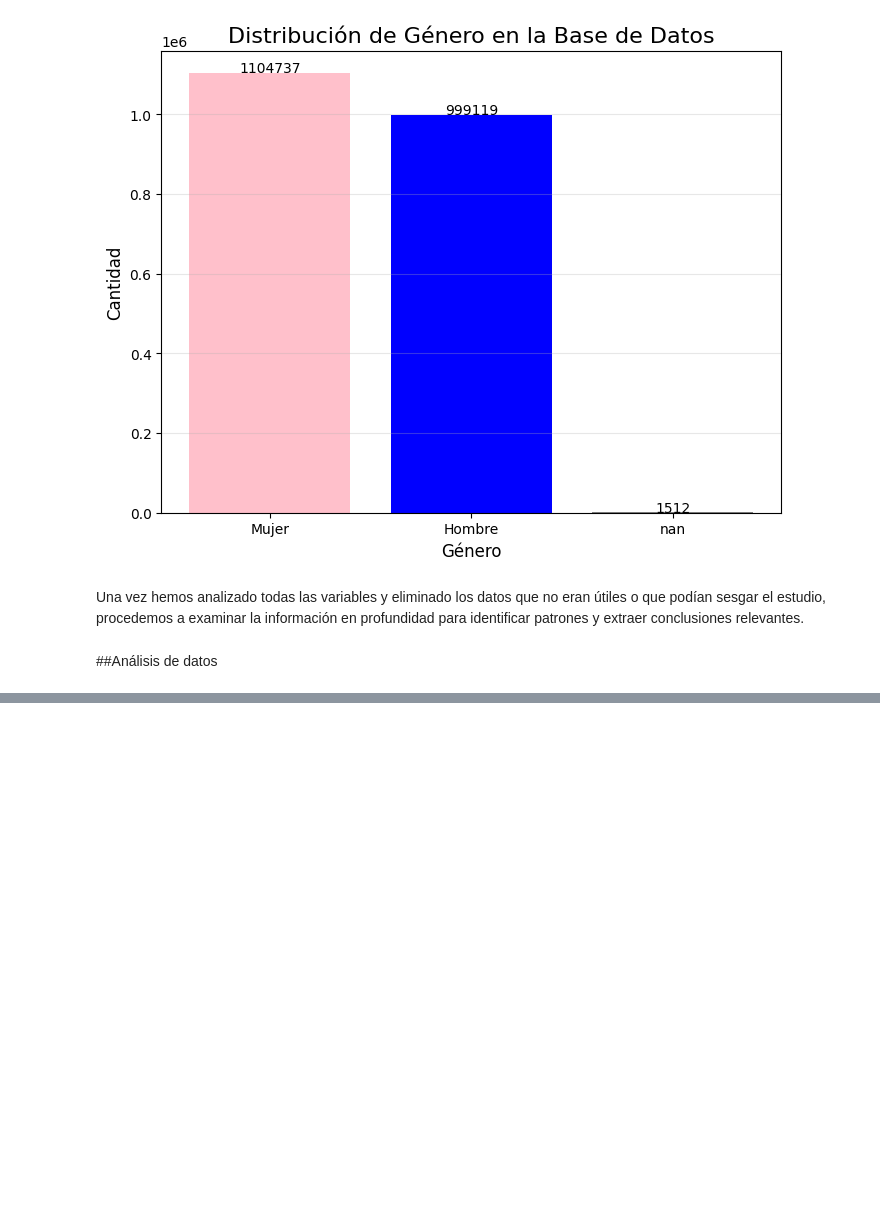
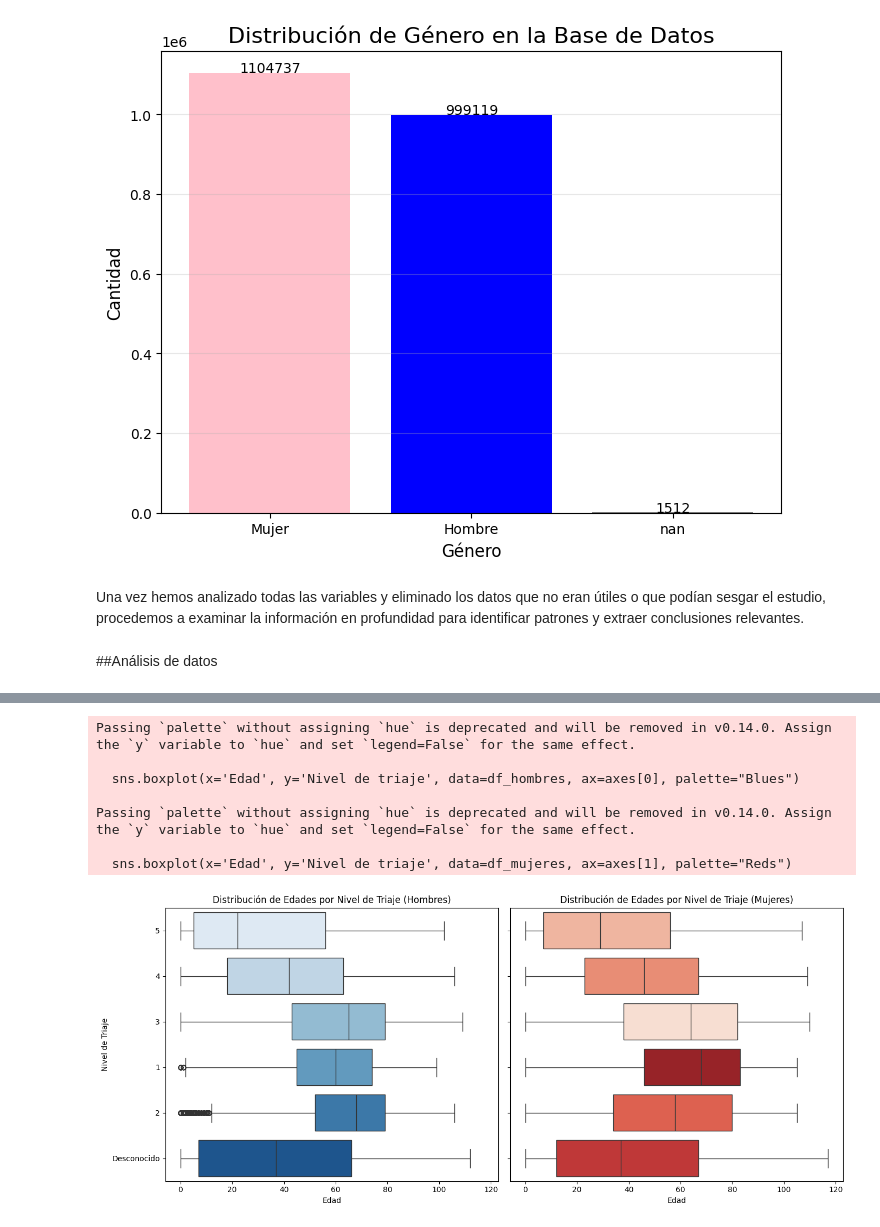
Before and after one commit to lauraliron/UFV_PFG, a Jupyter notebook: Limpieza_de_datos.ipynb, the cells around one changed output, grey strips where cells are left out. Cells and saved outputs as stored; diff of their text form; code cells hidden in the pictures; blank space fills up the shorter version.

```diff
--- a/Limpieza_de_datos.ipynb
+++ b/Limpieza_de_datos.ipynb
@@ -728,0 +792,42 @@ En el año 2023, el mes con menos pacientes fue el mes 2 con 82794 pacientes.
+# %%
+# Asegurar que la columna de fecha esté en formato datetime
+df['Fecha de atención'] = pd.to_datetime(df['Fecha de atención'], errors='coerce')
+
+# Eliminar valores nulos en Edad, Nivel de Triaje y Sexo
+df = df.dropna(subset=['Edad', 'Nivel de triaje', 'Sexo'])
+
+# Convertir columnas a tipo adecuado
+df['Nivel de triaje'] = df['Nivel de triaje'].astype(str)
+df['Sexo'] = df['Sexo'].astype(str)
+
+# Crear la figura con dos gráficos (hombres y mujeres)
+fig, axes = plt.subplots(1, 2, figsize=(14, 6), sharex=True, sharey=True)
+
+# Filtrar por sexo
+df_hombres = df[df['Sexo'] == 'Hombre']
+df_mujeres = df[df['Sexo'] == 'Mujer']
+
+# Boxplot para hombres
+sns.boxplot(x='Edad', y='Nivel de triaje', data=df_hombres, ax=axes[0], palette="Blues")
+axes[0].set_title('Distribución de Edades por Nivel de Triaje (Hombres)')
+axes[0].set_xlabel('Edad')
+axes[0].set_ylabel('Nivel de Triaje')
+
+# Boxplot para mujeres
+sns.boxplot(x='Edad', y='Nivel de triaje', data=df_mujeres, ax=axes[1], palette="Reds")
+axes[1].set_title('Distribución de Edades por Nivel de Triaje (Mujeres)')
+axes[1].set_xlabel('Edad')
+axes[1].set_ylabel('')
+
+# Mejorar visualización
+plt.tight_layout()
+plt.show()
+# %% [output]
+Passing `palette` without assigning `hue` is deprecated and will be removed in v0.14.0. Assign the `y` variable to `hue` and set `legend=False` for the same effect.
+
+  sns.boxplot(x='Edad', y='Nivel de triaje', data=df_hombres, ax=axes[0], palette="Blues")
+
+Passing `palette` without assigning `hue` is deprecated and will be removed in v0.14.0. Assign the `y` variable to `hue` and set `legend=False` for the same effect.
+
+  sns.boxplot(x='Edad', y='Nivel de triaje', data=df_mujeres, ax=axes[1], palette="Reds")
+[figure, added]
```
Also changed, not shown: parts of 14 cells of this notebook.
